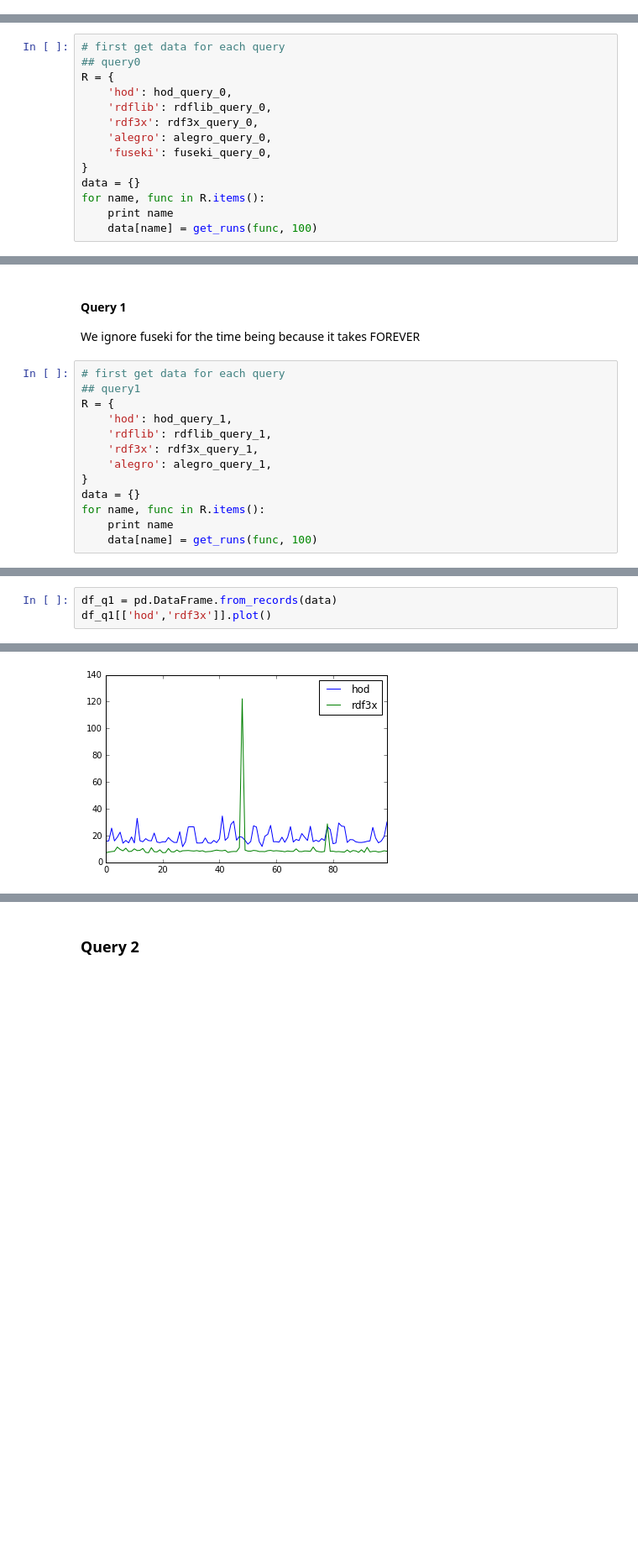
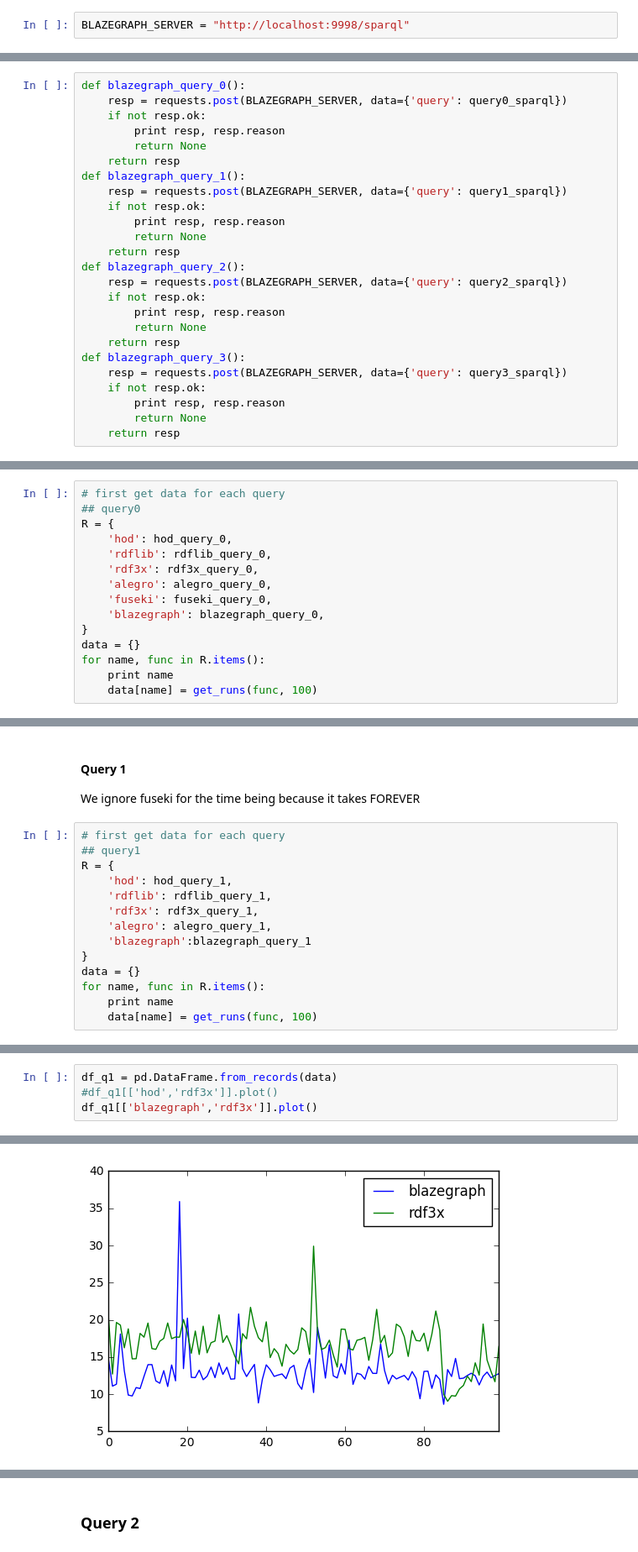
Before and after one commit to gtfierro/brick_database_eval, a Jupyter notebook: Results.ipynb, the cells around one changed output, grey strips where cells are left out. Shown at 84% size. Saved outputs shown, nothing was run; the diff lists cells and outputs as text; blank space fills up the shorter version.

Commit message:
add blazegraph

```diff
--- a/Results.ipynb
+++ b/Results.ipynb
@@ -364,0 +371,2 @@ def alegro_query_3():
+# %%
+BLAZEGRAPH_SERVER = "http://localhost:9998/sparql"
@@ -365,3 +387,28 @@ def alegro_query_3():
+# %%
+def blazegraph_query_0():
+    resp = requests.post(BLAZEGRAPH_SERVER, data={'query': query0_sparql})
+    if not resp.ok:
+        print resp, resp.reason
+        return None
+    return resp
+def blazegraph_query_1():
+    resp = requests.post(BLAZEGRAPH_SERVER, data={'query': query1_sparql})
+    if not resp.ok:
+        print resp, resp.reason
+        return None
+    return resp
+def blazegraph_query_2():
+    resp = requests.post(BLAZEGRAPH_SERVER, data={'query': query2_sparql})
+    if not resp.ok:
+        print resp, resp.reason
+        return None
+    return resp
+def blazegraph_query_3():
+    resp = requests.post(BLAZEGRAPH_SERVER, data={'query': query3_sparql})
+    if not resp.ok:
+        print resp, resp.reason
+        return None
+    return resp
 # %% [markdown]
 ## RDF3X Benchmark
 # %%
@@ -472,6 +507,7 @@ R = {
     'rdf3x': rdf3x_query_0,
     'alegro': alegro_query_0,
     'fuseki': fuseki_query_0,
+    'blazegraph': blazegraph_query_0,
 }
 data = {}
 for name, func in R.items():
@@ -512,6 +533,7 @@ R = {
     'rdflib': rdflib_query_1,
     'rdf3x': rdf3x_query_1,
     'alegro': alegro_query_1,
+    'blazegraph':blazegraph_query_1
 }
 data = {}
 for name, func in R.items():
@@ -525,6 +545,7 @@ rdf3x
 # %%
 df_q1 = pd.DataFrame.from_records(data)
-df_q1[['hod','rdf3x']].plot()
+#df_q1[['hod','rdf3x']].plot()
+df_q1[['blazegraph','rdf3x']].plot()
 # %% [output]
 <matplotlib.axes._subplots.AxesSubplot at 0x...>
-[figure, old version]
+[figure, new version]
```
Also changed, not shown: parts of 15 cells of this notebook, 7 other files.
